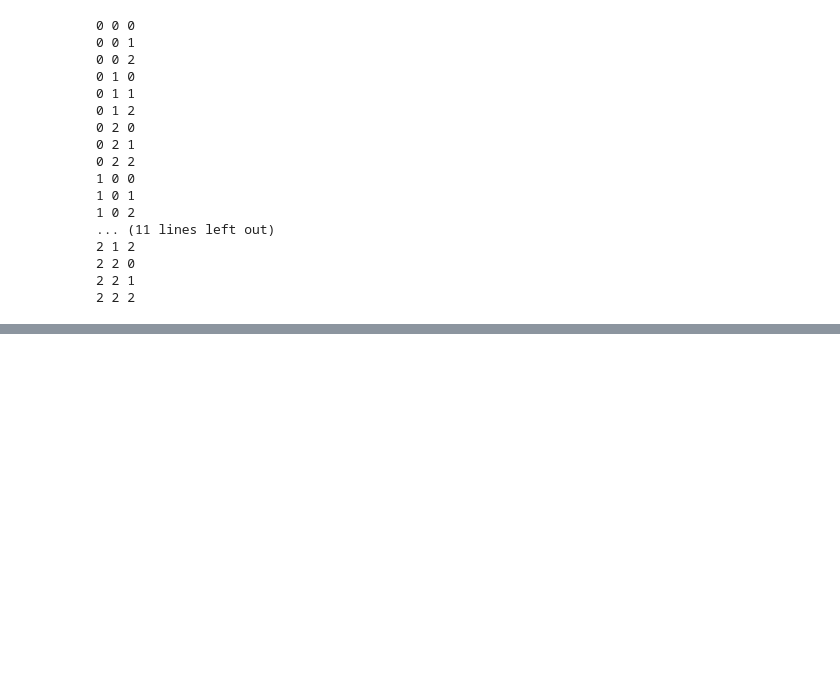
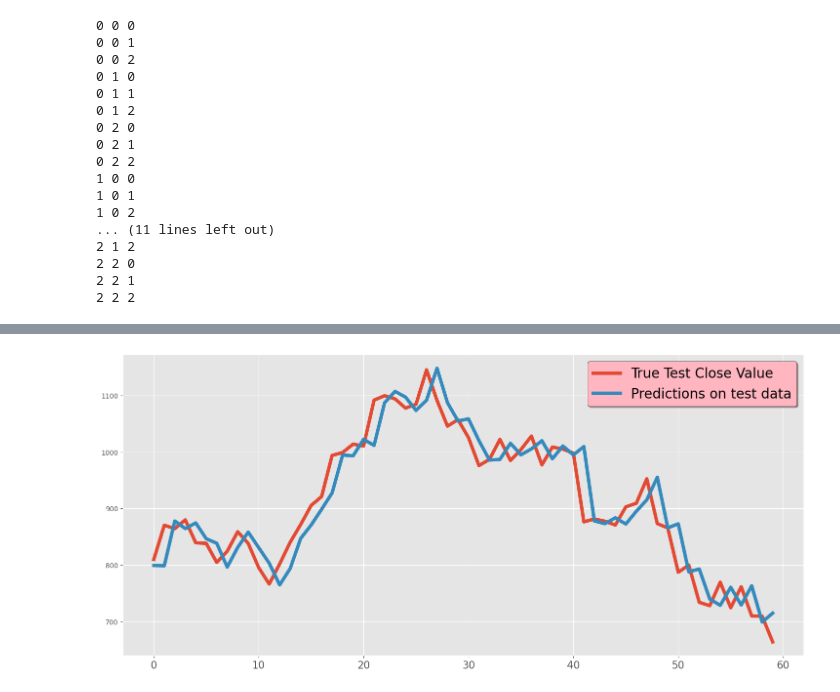
Before and after one commit to Harshadachaudhariii/Machine-Learning-Tutorial, a Jupyter notebook: time series and forecasting.ipynb, the cells around one changed output, grey strips where cells are left out. Saved outputs shown, nothing was run; the diff lists cells and outputs as text; code cells hidden in the pictures; blank space fills up the shorter version.

```diff
--- a/time series and forecasting.ipynb
+++ b/time series and forecasting.ipynb
@@ -639,12 +660,14 @@ print('RMSE of ARIMA Model:', np.sqrt(mean_squared_error(test_data, predictions)
 # %%
-plure(figsize=(18,8))
-plt.grit.figd(True)
+plt.figure(figsize=(18,8))
+plt.grid(True)
 plt.plot(range(len(test_data)),test_data, label = 'True Test Close Value', linewidth = 5)
 plt.plot(range(len(predictions)), predictions, label = 'Predictions on test data', linewidth = 5)
 plt.xticks(fontsize = 15)
 plt.xticks(fontsize = 15)
 plt.legend(fontsize = 20, shadow=True,facecolor='lightpink',edgecolor = 'k')
 plt.show()
+# %% [output]
+[figure, added]
 # %%
 fc_series = pd.Series(predictions, index=test_data.index)
 fc_series
```
Also changed, not shown: parts of 8 cells of this notebook.
